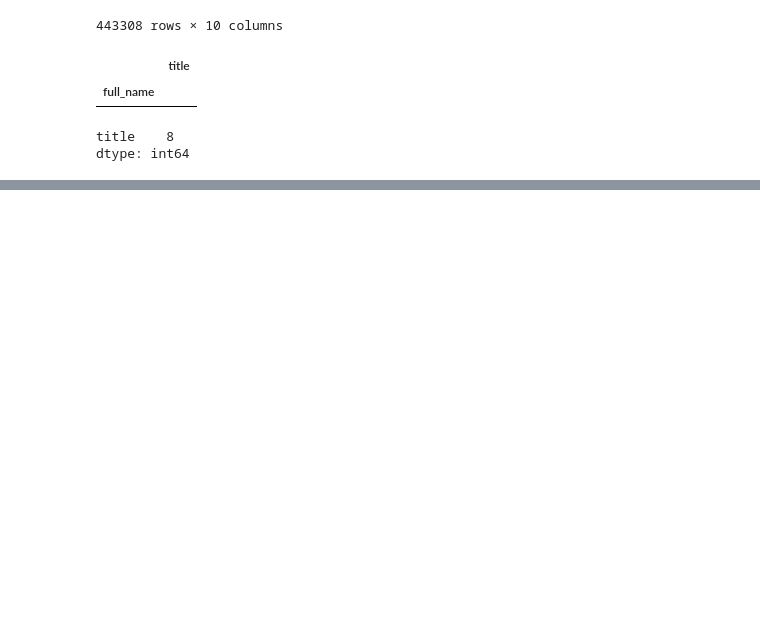
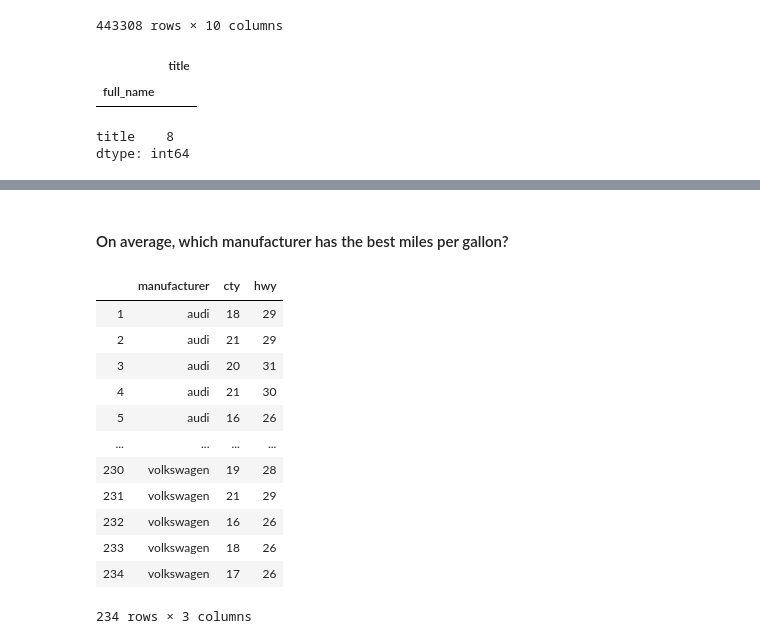
Before and after one commit to JadaShipp/python-exercises, a Jupyter notebook: 4.8.4.4_advanced_dataframes.ipynb, the cells around one changed output, grey strips where cells are left out. Cells and saved outputs as stored; diff of their text form; code cells hidden in the pictures; blank space fills up the shorter version.

```diff
--- a/4.8.4.4_advanced_dataframes.ipynb
+++ b/4.8.4.4_advanced_dataframes.ipynb
@@ -229,0 +256,20 @@ number_of_employees_per_title.plot.hist()
+# %% [markdown]
+#### On average, which manufacturer has the best miles per gallon?
+# %%
+manufacturer_and_all_milages = mpg[['manufacturer','cty','hwy',]]
+# %%
+manufacturer_and_all_milages
+# %% [output]
+|  | manufacturer | cty | hwy |
+| 1 | audi | 18 | 29 |
+| 2 | audi | 21 | 29 |
+| 3 | audi | 20 | 31 |
+| 4 | audi | 21 | 30 |
+| 5 | audi | 16 | 26 |
+| ... | ... | ... | ... |
+| 230 | volkswagen | 19 | 28 |
+| 231 | volkswagen | 21 | 29 |
+| 232 | volkswagen | 16 | 26 |
+| 233 | volkswagen | 18 | 26 |
+| 234 | volkswagen | 17 | 26 |
+234 rows × 3 columns
```
Also changed, not shown: parts of 8 cells of this notebook.
